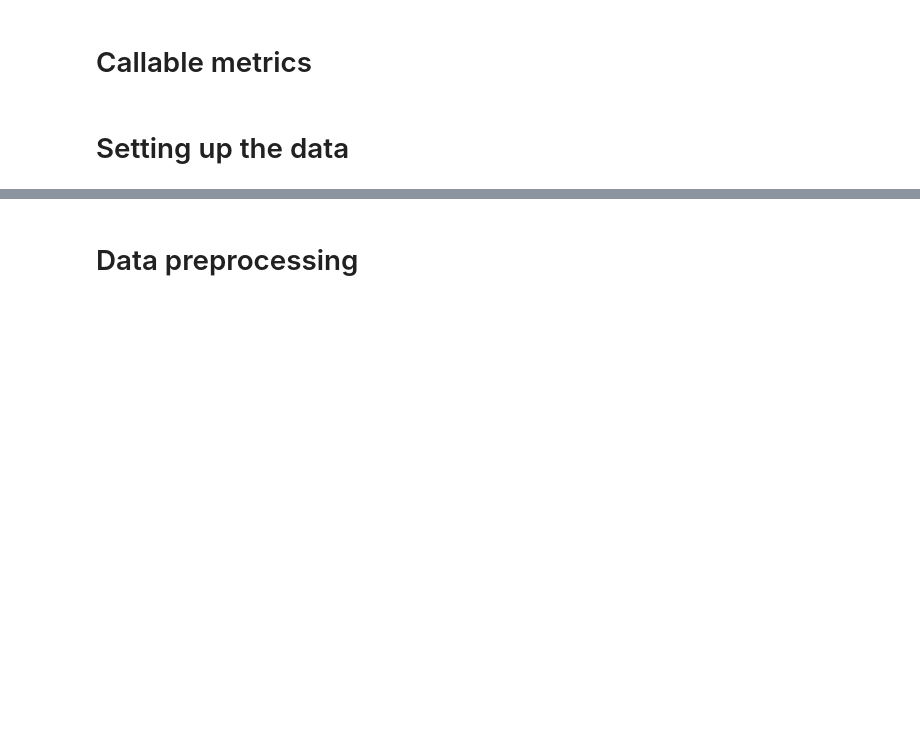
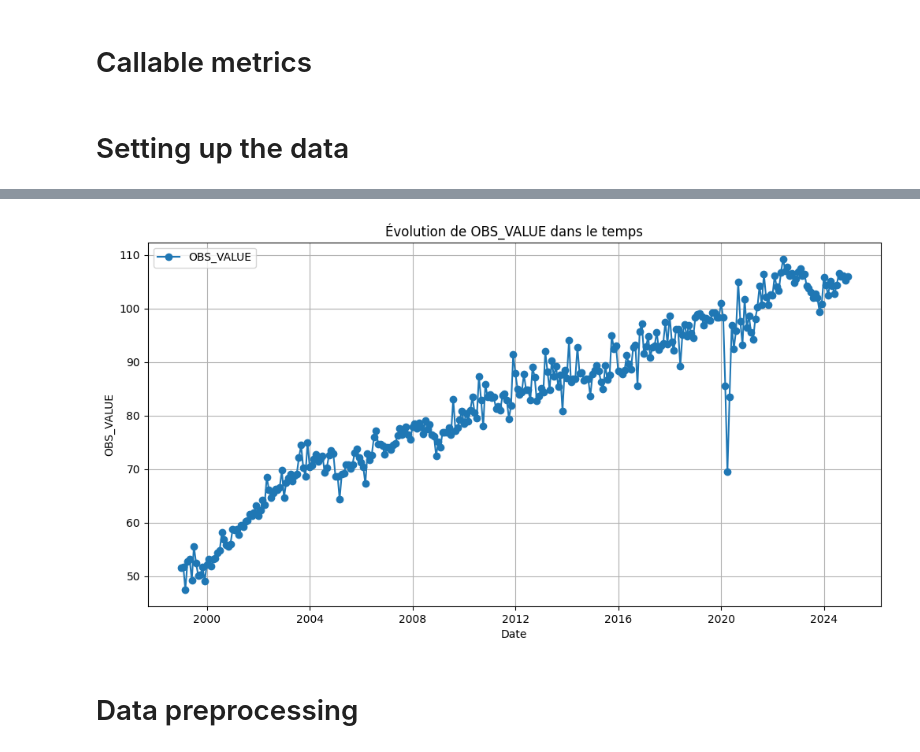
Before and after one commit to raeell/SoftDTWForEcon, a Jupyter notebook: notebooks/projet_time_series.ipynb, the cells around one changed output, grey strips where cells are left out. Drawn from its saved outputs; the diff is of its cells as text; code cells hidden in the pictures; blank space fills up the shorter version.

Commit message:
new data

```diff
--- a/notebooks/projet_time_series.ipynb
+++ b/notebooks/projet_time_series.ipynb
@@ -86,0 +89,9 @@ data_dir = data_location + 'UCRArchive_2018'
+# %%
+df = pd.read_csv("../DS_ICA_CSV_FR/DS_ICA_data.csv",sep=";", encoding="utf-8")
+print(df.columns)
+df["TIME_PERIOD"] = pd.to_datetime(df["TIME_PERIOD"], format="%Y-%m")
+colonne = df.columns[0]
+df_activity = df[(df[colonne] == "L") & (df["SEASONAL_ADJUST"] == "Y")&(df["IDX_TYPE"]=="ICA_SERV")].sort_values(by="TIME_PERIOD", ascending=True)
+df_activity_2016 = df_activity[df_activity["TIME_PERIOD"].dt.year == 2012]
+print(df_activity_2016)
+print(df_activity)
@@ -86,0 +116,11 @@ data_dir = data_location + 'UCRArchive_2018'
+# %%
+plt.figure(figsize=(12, 6))  # Définir la taille du graphique
+plt.plot(df_activity["TIME_PERIOD"], df_activity["OBS_VALUE"],marker='o', label="OBS_VALUE")
+plt.xlabel("Date")
+plt.ylabel("OBS_VALUE")
+plt.title("Évolution de OBS_VALUE dans le temps")
+plt.grid()
+plt.legend()
+plt.show()
+# %% [output]
+[figure, added]
```
Also changed, not shown: parts of 7 cells of this notebook, 3 other files.
